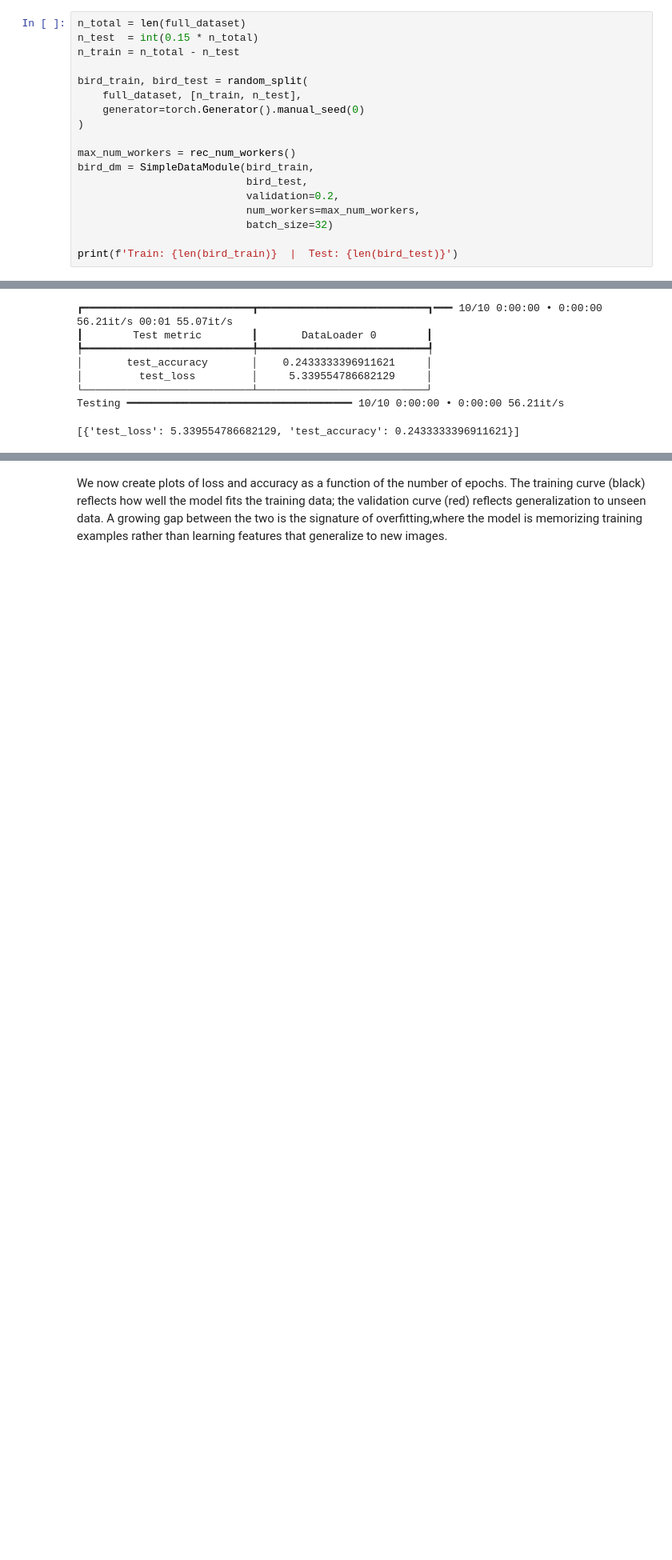
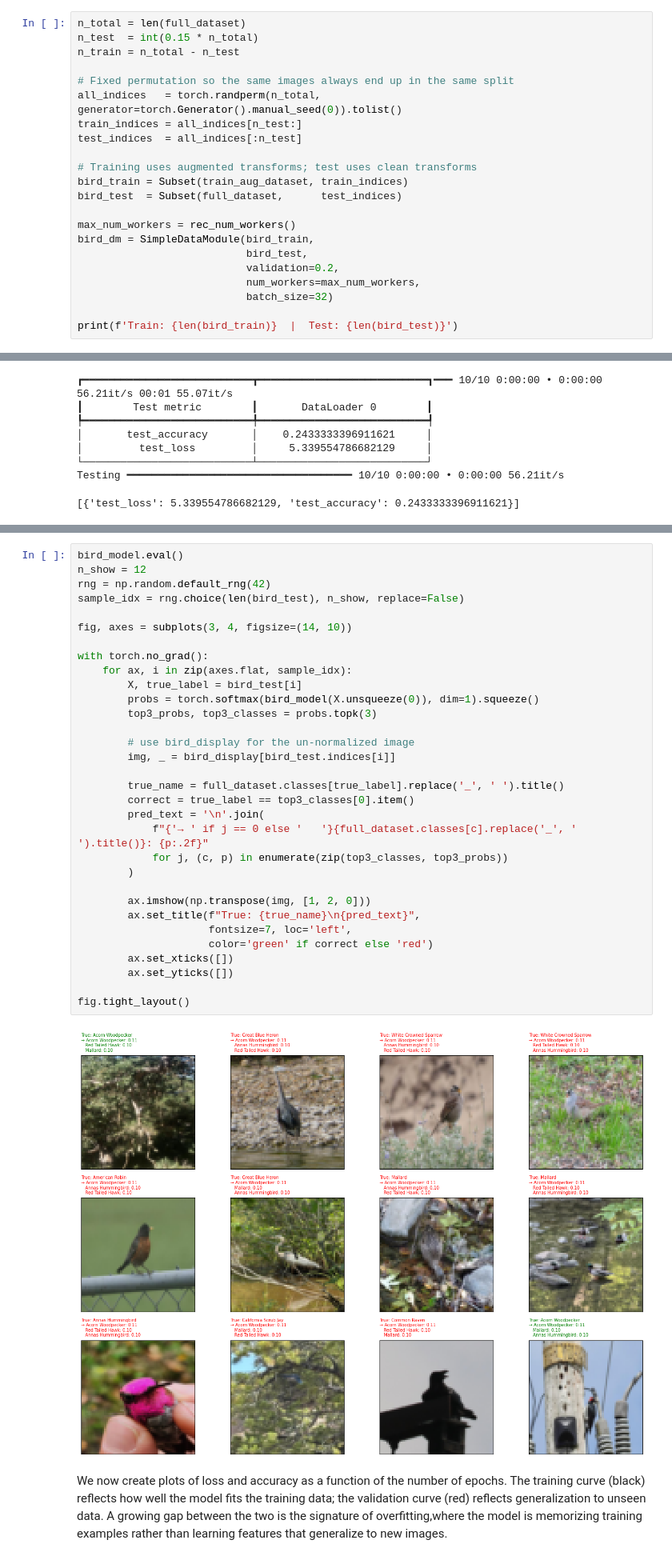
Before and after one commit to MEDS-eds-232/EDS-232-course-website, a Jupyter notebook: lab/lab9.ipynb, the cells around one changed output, grey strips where cells are left out. Shown at 80% size. Saved outputs shown, nothing was run; the diff lists cells and outputs as text; blank space fills up the shorter version.

```diff
--- a/lab/lab9.ipynb
+++ b/lab/lab9.ipynb
@@ -139,10 +152,14 @@ n_total = len(full_dataset)
 n_test  = int(0.15 * n_total)
 n_train = n_total - n_test
 
-bird_train, bird_test = random_split(
-    full_dataset, [n_train, n_test],
-    generator=torch.Generator().manual_seed(0)
-)
+# Fixed permutation so the same images always end up in the same split
+all_indices   = torch.randperm(n_total, generator=torch.Generator().manual_seed(0)).tolist()
+train_indices = all_indices[n_test:]
+test_indices  = all_indices[:n_test]
+
+# Training uses augmented transforms; test uses clean transforms
+bird_train = Subset(train_aug_dataset, train_indices)
+bird_test  = Subset(full_dataset,      test_indices)
 
 max_num_workers = rec_num_workers()
 bird_dm = SimpleDataModule(bird_train,
@@ -357,3 +389,37 @@ Testing ━━━━━━━━━━━━━━━━━━━━━━━━
+# %%
+bird_model.eval()
+n_show = 12
+rng = np.random.default_rng(42)
+sample_idx = rng.choice(len(bird_test), n_show, replace=False)
+
+fig, axes = subplots(3, 4, figsize=(14, 10))
+
+with torch.no_grad():
+    for ax, i in zip(axes.flat, sample_idx):
+        X, true_label = bird_test[i]
+        probs = torch.softmax(bird_model(X.unsqueeze(0)), dim=1).squeeze()
+        top3_probs, top3_classes = probs.topk(3)
+
+        # use bird_display for the un-normalized image
+        img, _ = bird_display[bird_test.indices[i]]
+
+        true_name = full_dataset.classes[true_label].replace('_', ' ').title()
+        correct = true_label == top3_classes[0].item()
+        pred_text = '\n'.join(
+            f"{'→ ' if j == 0 else '   '}{full_dataset.classes[c].replace('_', ' ').title()}: {p:.2f}"
+            for j, (c, p) in enumerate(zip(top3_classes, top3_probs))
+        )
+
+        ax.imshow(np.transpose(img, [1, 2, 0]))
+        ax.set_title(f"True: {true_name}\n{pred_text}",
+                     fontsize=7, loc='left',
+                     color='green' if correct else 'red')
+        ax.set_xticks([])
+        ax.set_yticks([])
+
+fig.tight_layout()
+# %% [output]
+[figure, added]
 # %% [markdown]
 We now create plots of loss and accuracy as a function of the number of epochs. The training curve (black) reflects how well the model fits the training data; the validation curve (red) reflects generalization to unseen data. A growing gap between the two is the signature of overfitting,where the model is memorizing training examples rather than learning features that generalize to new images.
 # %%
```
Also changed, not shown: parts of 15 cells of this notebook, 1 other file.
